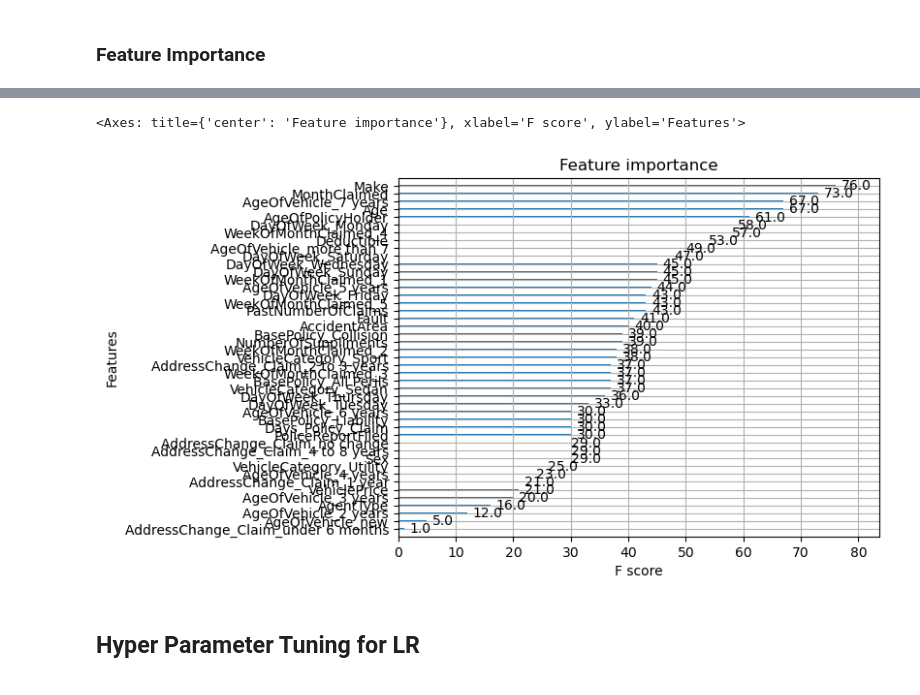
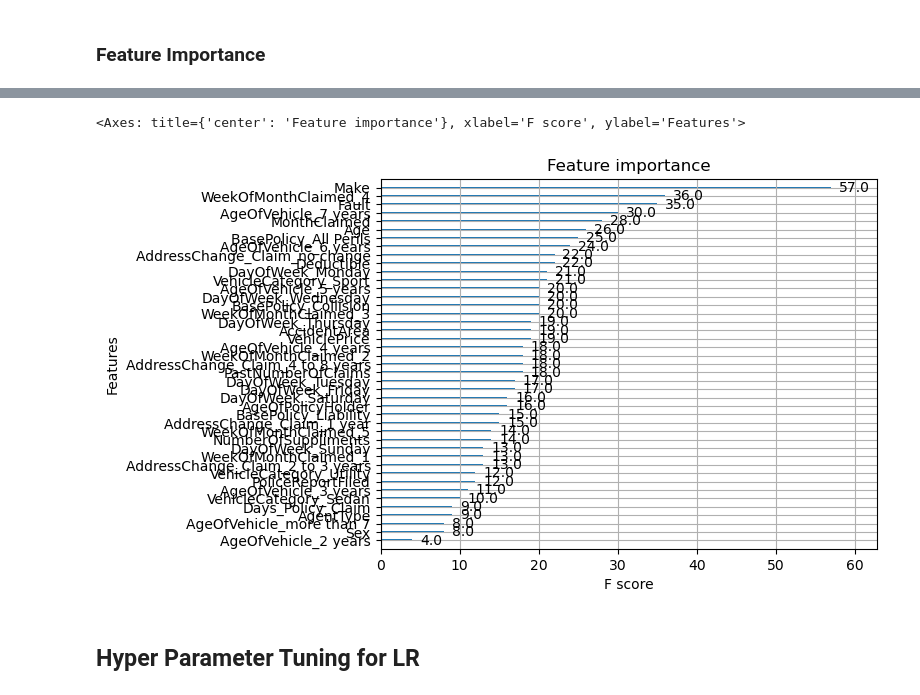
Before and after one commit to IzhakJames/FraudAnalytics, a Jupyter notebook: BT4012_Project_FS.ipynb, the cells around one changed output, grey strips where cells are left out. Saved outputs shown, nothing was run; the diff lists cells and outputs as text; code cells hidden in the pictures.

```diff
--- a/BT4012_Project_FS.ipynb
+++ b/BT4012_Project_FS.ipynb
@@ -1224,0 +1429,2 @@ G-Mean:  0.6663722770718408
+# %%
+train_data_with_SMOTEENN_val(X_train, X_val, y_train, y_val,5,0.8, vc_class_2)
@@ -1224,0 +1446,9 @@ G-Mean:  0.6663722770718408
+# %%
+vc_class_3 = VotingClassifier(
+    estimators=[('XGB',XGBClassifier(random_state=19)),
+               ('RF',RandomForestClassifier(random_state=19)),
+               ('Ada',AdaBoostClassifier(random_state=19))],
+    voting='hard'
+)
+# %%
+train_data_with_SMOTEENN_val(X_train, X_val, y_train, y_val,5,0.8, vc_class_3)
@@ -1272,7 +1517,7 @@ def hyperopt(param_space, num_eval, classifier, use_scaling = False):
 # %%
 # XGB Bayesian hyperopt
 
-num_eval = 50
+num_eval = 100
 
 XGB_param_hyperopt = {
     'booster': hp.choice('booster', ['dart','gbtree']),
@@ -1730,9 +1834,9 @@ weight_df.sort_values('weights', ascending=False)
 # %%
 from xgboost import plot_importance
-plot_importance(xgboost_model_2)
+plot_importance(xgboost_model_1)
 # %% [output]
 <Axes: title={'center': 'Feature importance'}, xlabel='F score', ylabel='Features'>
-[figure, old version]
+[figure, new version]
 # %% [markdown]
 ## Hyper Parameter Tuning for LR
 # %%
```
Also changed, not shown: parts of 91 cells of this notebook, 13 other files.
